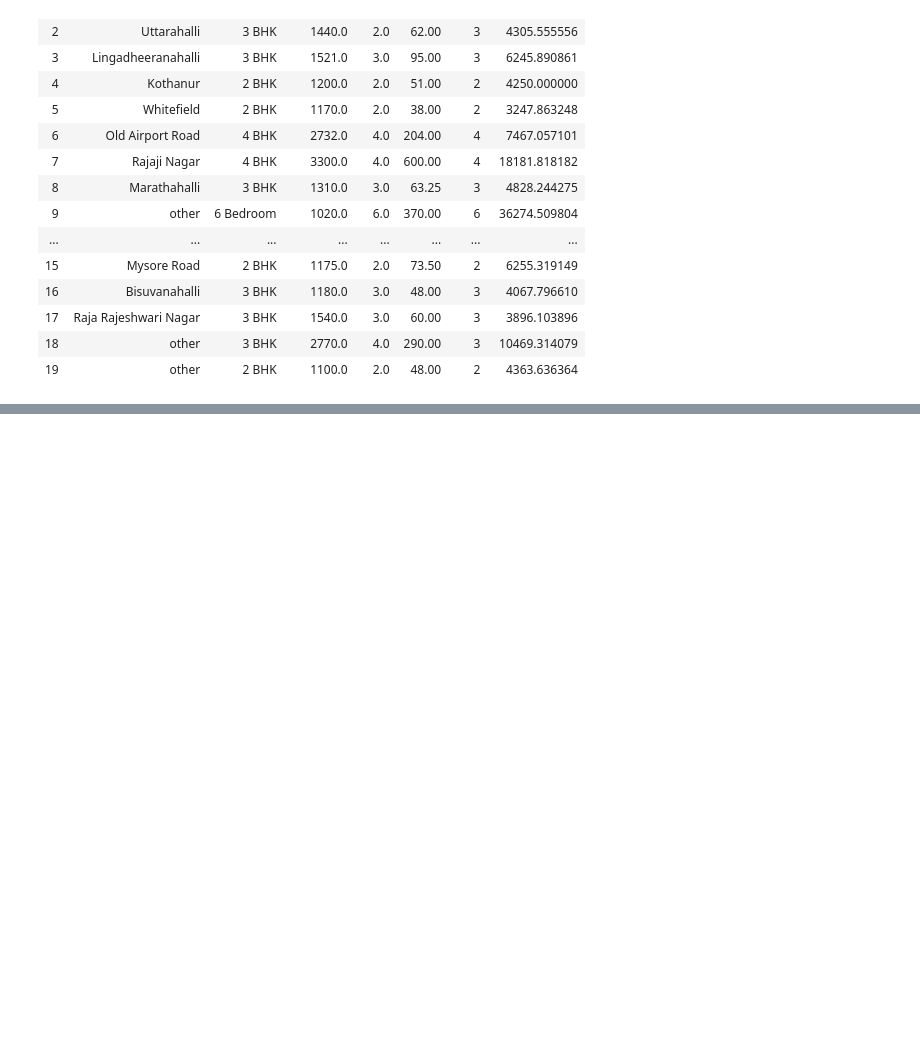
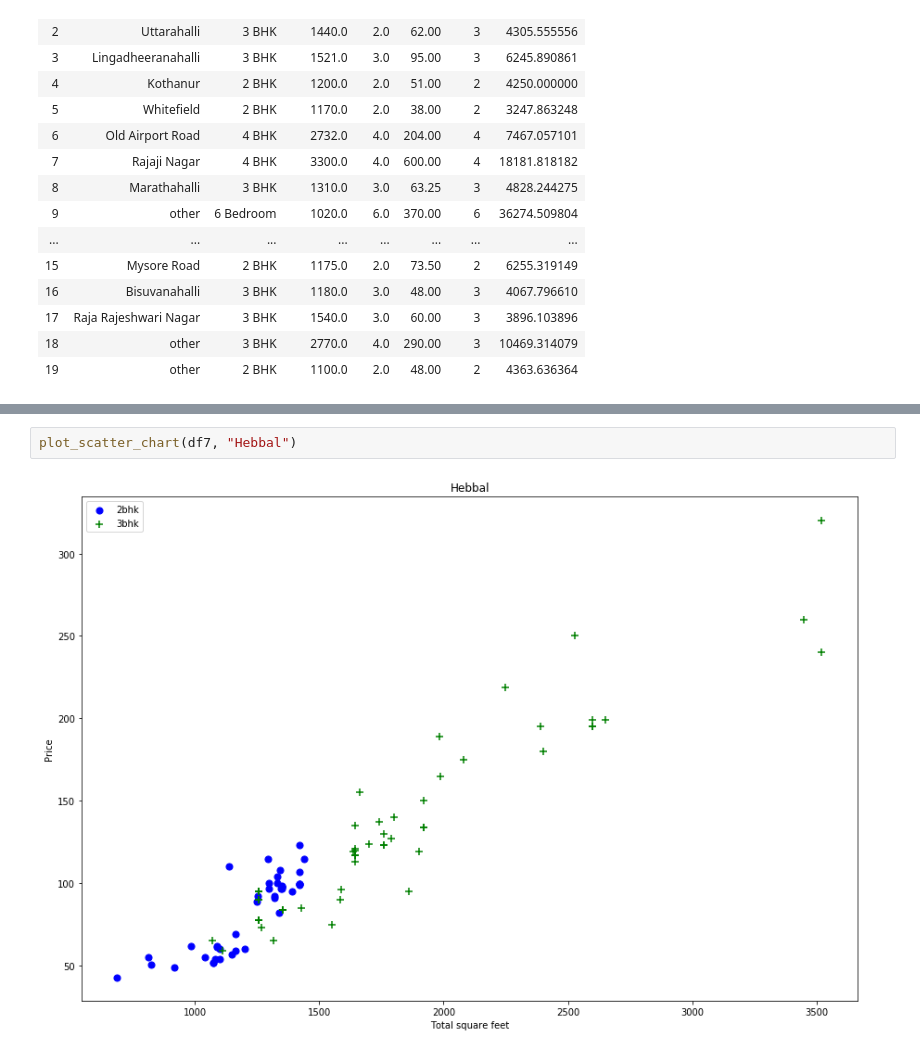
Before and after one commit to Udbhavkush/Bengaluru-House-Prediction, a Jupyter notebook: House Prediction Bengaluru.ipynb, the cells around one changed output, grey strips where cells are left out. Saved outputs shown, nothing was run; the diff lists cells and outputs as text; blank space fills up the shorter version.

```diff
--- a/House Prediction Bengaluru.ipynb
+++ b/House Prediction Bengaluru.ipynb
@@ -226,0 +329,4 @@ df5.head(20)
+# %%
+plot_scatter_chart(df7, "Hebbal")
+# %% [output]
+[figure, added]
```
Also changed, not shown: parts of 18 cells of this notebook.
